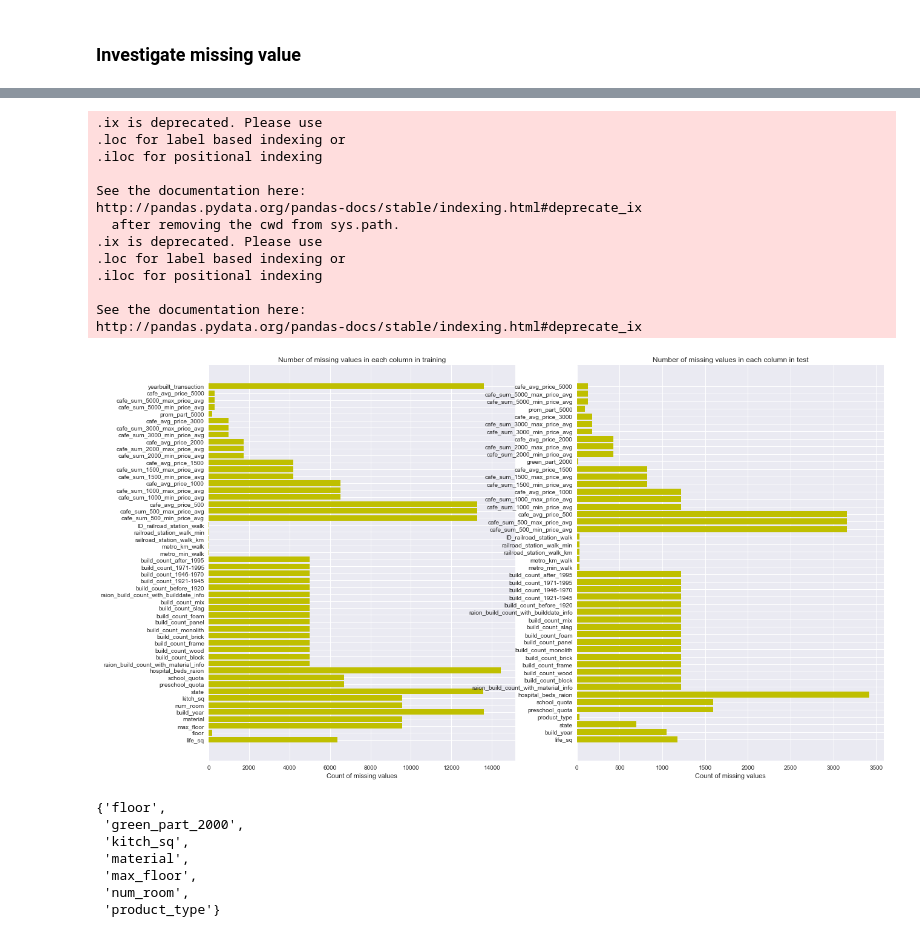
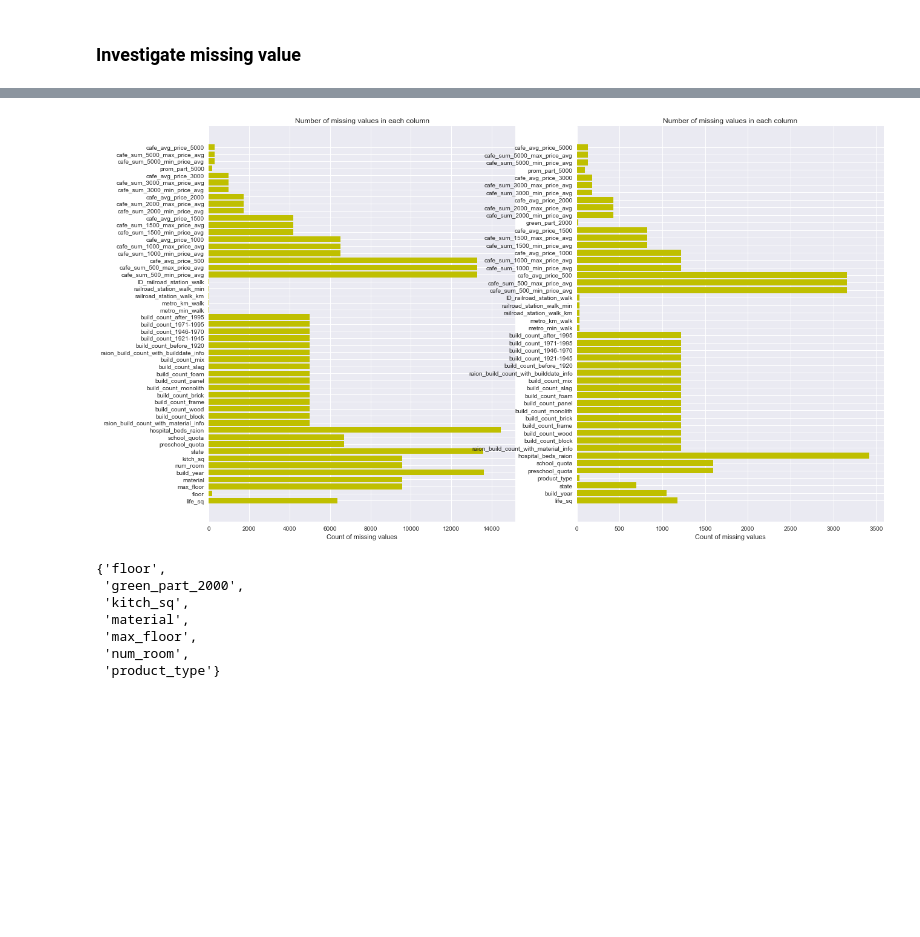
Before and after one commit to whalejasmine/ruhouse, a Jupyter notebook: data_explr.ipynb, the cells around one changed output, grey strips where cells are left out. Drawn from its saved outputs; the diff is of its cells as text; code cells hidden in the pictures; blank space fills up the shorter version.

```diff
--- a/data_explr.ipynb
+++ b/data_explr.ipynb
@@ -109,47 +108,34 @@ df_train.columns[df_train.isnull().sum().nonzero()].tolist()
 # %%
 #train
 missing_df = df_train.isnull().sum(axis=0).reset_index()
 missing_df.columns = ['column_name', 'missing_count']
 missing_df = missing_df.ix[missing_df['missing_count']>0]
 #test
 missing_df_t = df_test.isnull().sum(axis=0).reset_index()
 missing_df_t.columns = ['column_name', 'missing_count']
 missing_df_t = missing_df_t.ix[missing_df_t['missing_count']>0]
 
 ind1 = np.arange(missing_df.shape[0])
 ind2 = np.arange(missing_df_t.shape[0])
 
 width = 0.9
 fig,(ax1,ax2) = plt.subplots(ncols=2)
 fig.set_size_inches(20,12)
 rects = ax1.barh(ind1, missing_df.missing_count.values, color='y')
 ax1.set_yticks(ind1)
 ax1.set_yticklabels(missing_df.column_name.values, rotation='horizontal')
 ax1.set_xlabel("Count of missing values")
-ax1.set_title("Number of missing values in each column in training")
+ax1.set_title("Number of missing values in each column")
 
 rect = ax2.barh(ind2, missing_df_t.missing_count.values, color='y')
 ax2.set_yticks(ind2)
 ax2.set_yticklabels(missing_df_t.column_name.values, rotation='horizontal')
 ax2.set_xlabel("Count of missing values")
-ax2.set_title("Number of missing values in each column in test")
+ax2.set_title("Number of missing values in each column")
 
 plt.show()
 # %% [output]
-.ix is deprecated. Please use
-.loc for label based indexing or
-.iloc for positional indexing
-
-See the documentation here:
-http://pandas.pydata.org/pandas-docs/stable/indexing.html#deprecate_ix
-  after removing the cwd from sys.path.
-.ix is deprecated. Please use
-.loc for label based indexing or
-.iloc for positional indexing
-
-See the documentation here:
-http://pandas.pydata.org/pandas-docs/stable/indexing.html#deprecate_ix
-[figure, old version]
+[figure, new version]
 # %%
 #check missing values are not in both train and test
 set(missing_df.column_name.values).symmetric_difference(missing_df_t.column_name.values)
```
Also changed, not shown: parts of 21 cells of this notebook, 1 other file.
